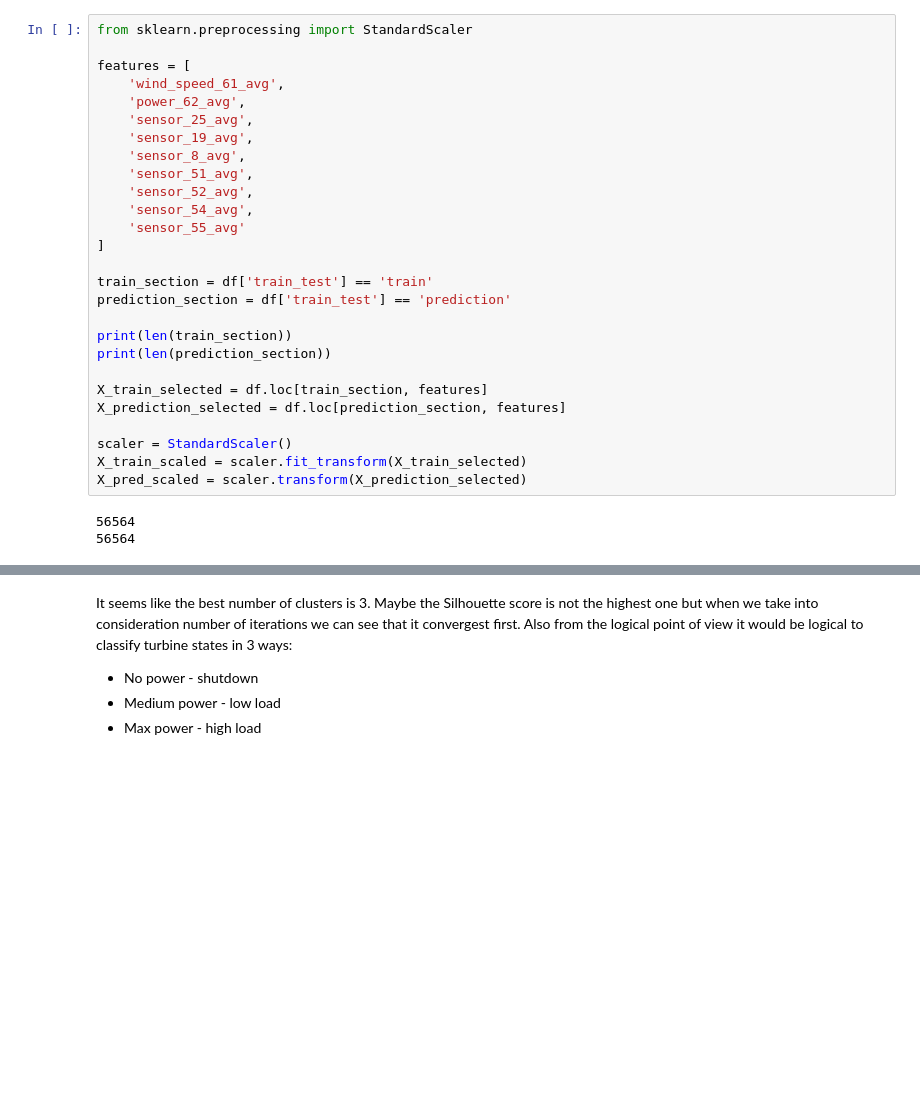
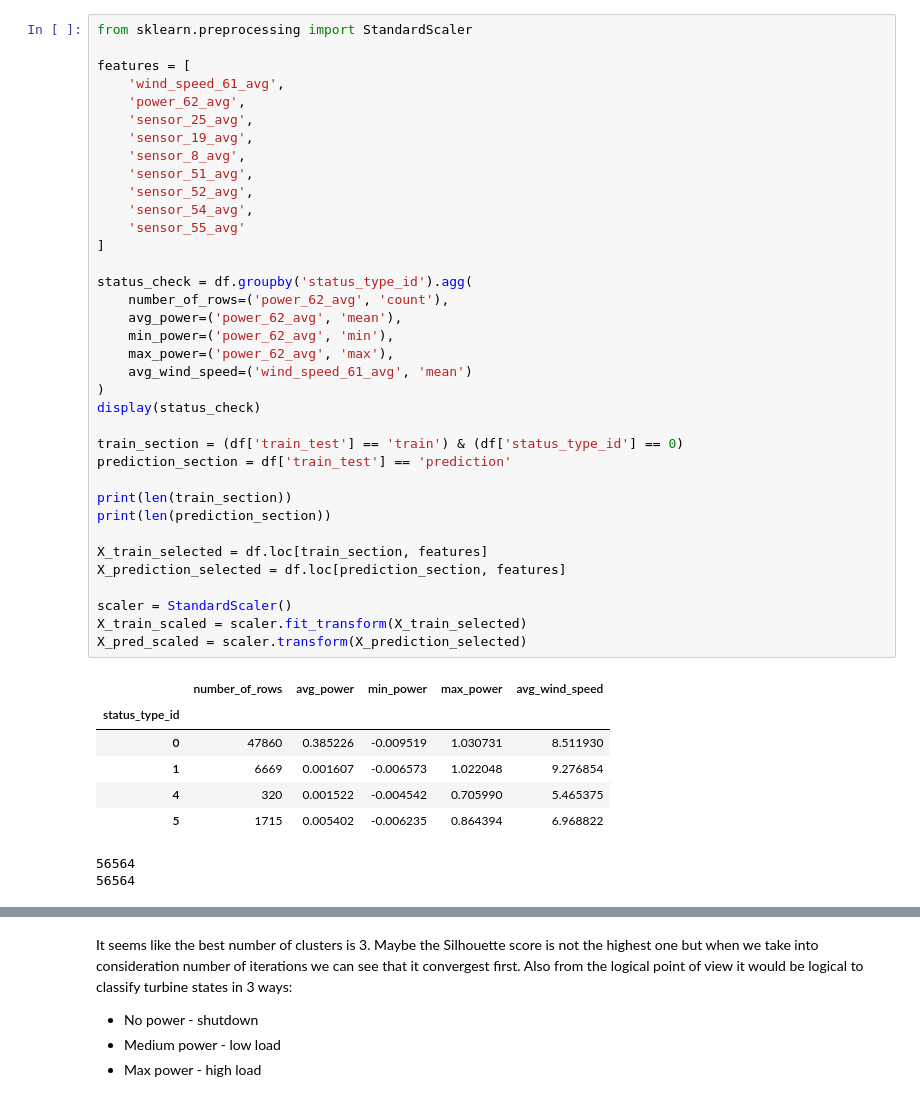
Before and after one commit to SpriNt-PL/ADM_Lab_2, a Jupyter notebook: lab_2.ipynb, the cells around one changed output, grey strips where cells are left out. Saved outputs shown, nothing was run; the diff lists cells and outputs as text; blank space fills up the shorter version.

```diff
--- a/lab_2.ipynb
+++ b/lab_2.ipynb
@@ -29,31 +19,46 @@ Events dataset Shape: (56564, 257)
 # %%
 from sklearn.preprocessing import StandardScaler
 
 features = [
     'wind_speed_61_avg',
     'power_62_avg',
     'sensor_25_avg',
     'sensor_19_avg',
     'sensor_8_avg',
     'sensor_51_avg',
     'sensor_52_avg',
     'sensor_54_avg',
     'sensor_55_avg'
 ]
 
-train_section = df['train_test'] == 'train'
+status_check = df.groupby('status_type_id').agg(
+    number_of_rows=('power_62_avg', 'count'),
+    avg_power=('power_62_avg', 'mean'),
+    min_power=('power_62_avg', 'min'),
+    max_power=('power_62_avg', 'max'),
+    avg_wind_speed=('wind_speed_61_avg', 'mean')
+)
+display(status_check)
+
+train_section = (df['train_test'] == 'train') & (df['status_type_id'] == 0)
 prediction_section = df['train_test'] == 'prediction'
 
 print(len(train_section))
 print(len(prediction_section))
 
 X_train_selected = df.loc[train_section, features]
 X_prediction_selected = df.loc[prediction_section, features]
 
 scaler = StandardScaler()
 X_train_scaled = scaler.fit_transform(X_train_selected)
 X_pred_scaled = scaler.transform(X_prediction_selected)
 # %% [output]
+|  | number_of_rows | avg_power | min_power | max_power | avg_wind_speed |
+| status_type_id |  |  |  |  |  |
+| 0 | 47860 | 0.385226 | -0.009519 | 1.030731 | 8.511930 |
+| 1 | 6669 | 0.001607 | -0.006573 | 1.022048 | 9.276854 |
+| 4 | 320 | 0.001522 | -0.004542 | 0.705990 | 5.465375 |
+| 5 | 1715 | 0.005402 | -0.006235 | 0.864394 | 6.968822 |
 56564
 56564
 # %%
```
Also changed, not shown: parts of 4 cells of this notebook.
